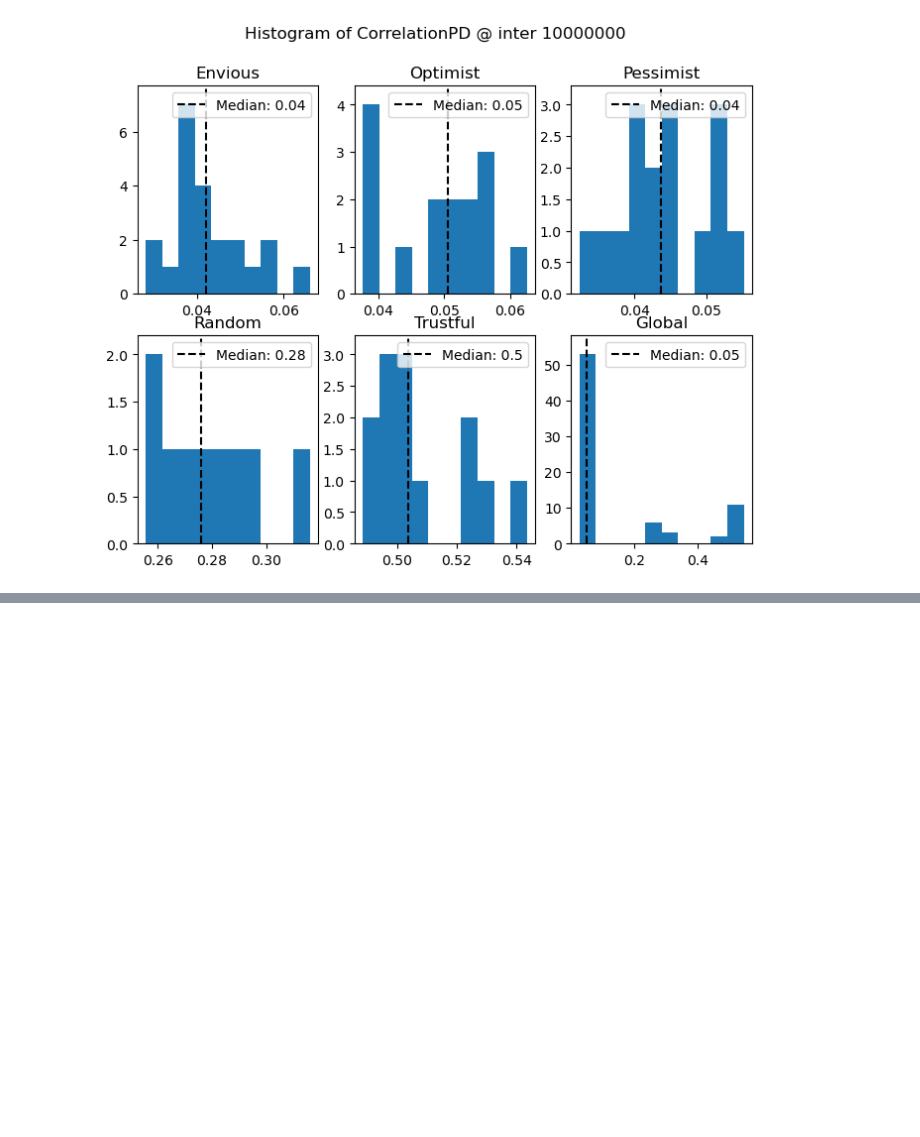
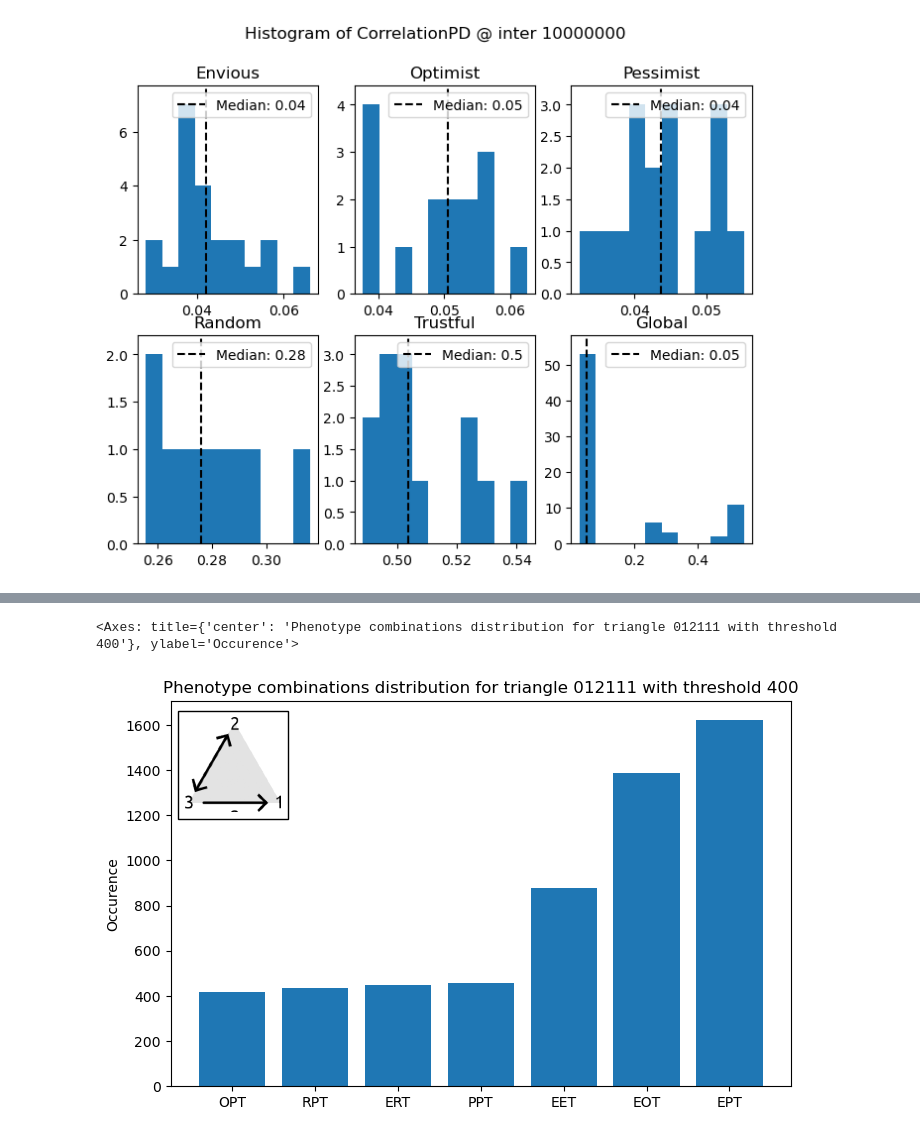
Before and after one commit to yuxuama/reinforcing_learning_social, a Jupyter notebook: notebook/last_analysis.ipynb, the cells around one changed output, grey strips where cells are left out. Cells and saved outputs as stored; diff of their text form; code cells hidden in the pictures; blank space fills up the shorter version.

```diff
--- a/notebook/last_analysis.ipynb
+++ b/notebook/last_analysis.ipynb
@@ -60,0 +89,7 @@ plt.show()
+# %%
+triangle_phenotype_combination = measure_triadic_pattern_phenotype_combination(adj_matrices["link"], parameters, niter)
+# %%
+plot_phenotype_combination_per_triangle("012111", triangle_phenotype_combination, 400)
+# %% [output]
+<Axes: title={'center': 'Phenotype combinations distribution for triangle 012111 with threshold 400'}, ylabel='Occurence'>
+[figure, added]
```
Also changed, not shown: parts of 9 cells of this notebook, 34 other files.
